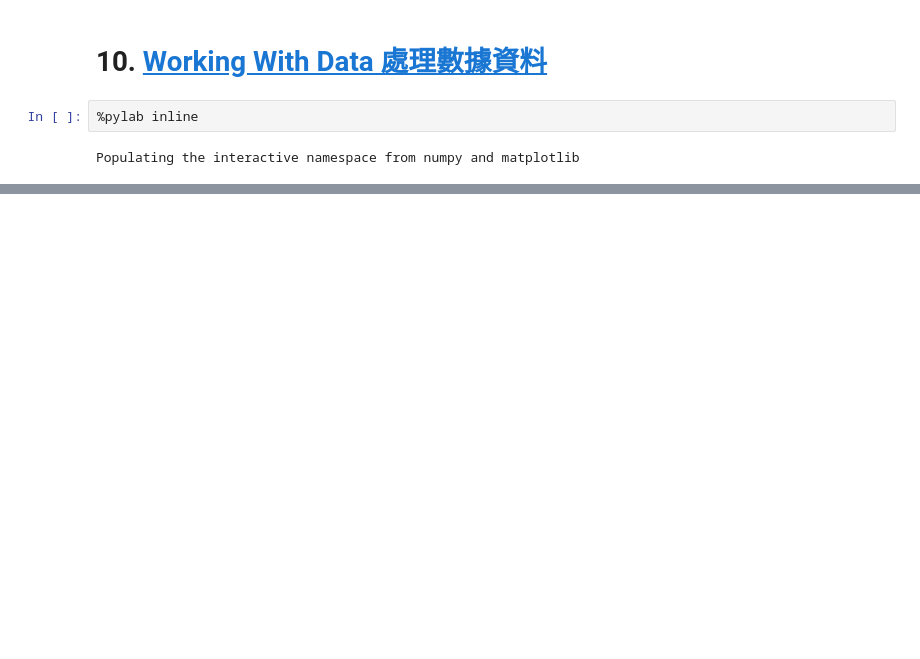
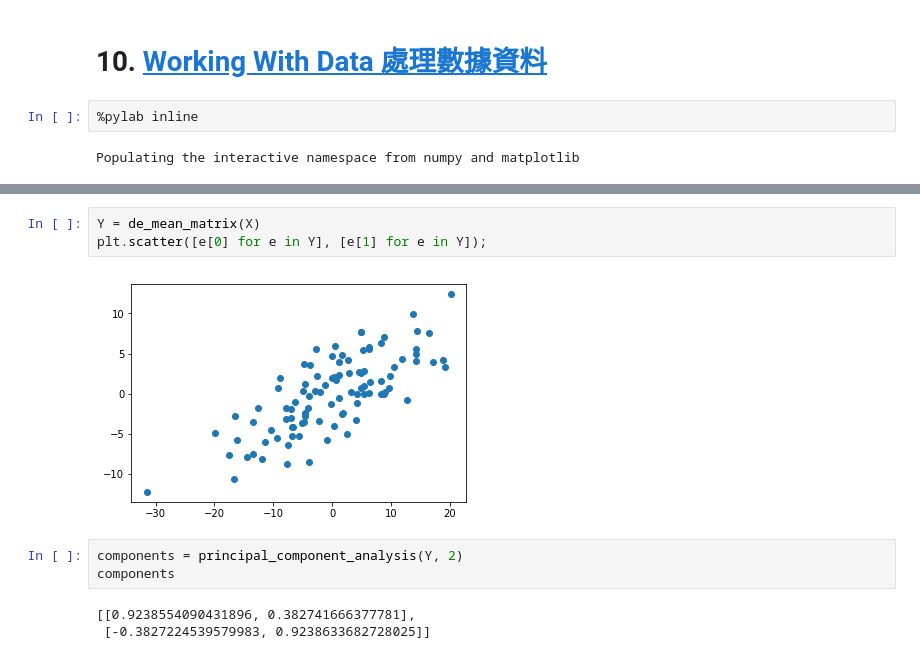
Before and after one commit to Wei1234c/Data_Science_from_Scratch, a Jupyter notebook: notebooks/10. Working With Data 處理數據資料.ipynb, the cells around one changed output, grey strips where cells are left out. Drawn from its saved outputs; the diff is of its cells as text; blank space fills up the shorter version.

```diff
--- a/notebooks/10. Working With Data 處理數據資料.ipynb
+++ b/notebooks/10. Working With Data 處理數據資料.ipynb
@@ -510,0 +542,11 @@ make_scatterplot_matrix()
+# %%
+Y = de_mean_matrix(X)
+plt.scatter([e[0] for e in Y], [e[1] for e in Y]);
+# %% [output]
+[figure, added]
+# %%
+components = principal_component_analysis(Y, 2)
+components
+# %% [output]
+[[0.9238554090431896, 0.382741666377781],
+ [-0.3827224539579983, 0.9238633682728025]]
```
Also changed, not shown: parts of 21 cells of this notebook, 13 other files.
